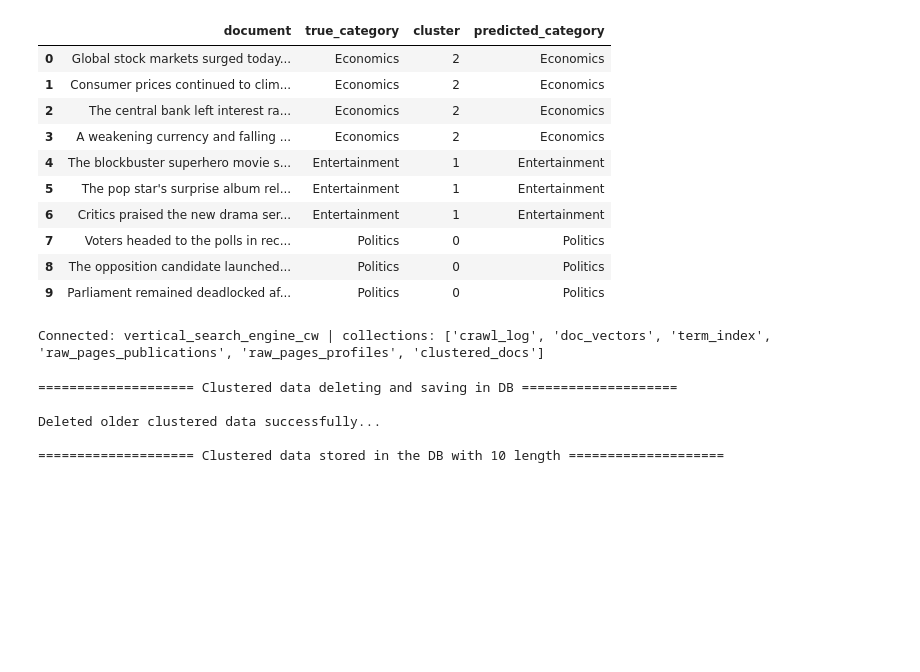
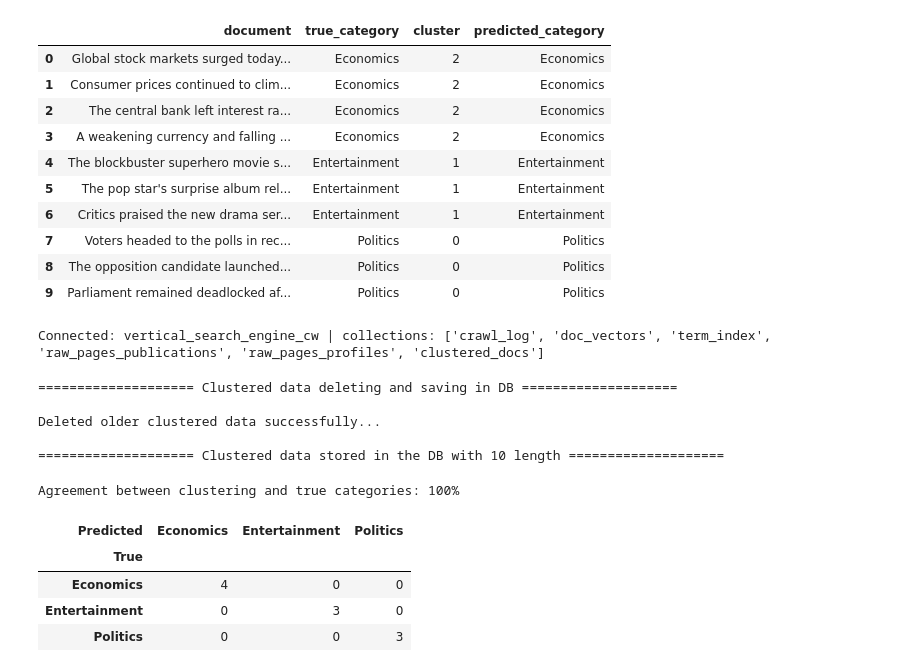
Before and after one commit to sanjiv576/Server-Vertical-Search-Engine, a Jupyter notebook: testing/clustering_test.ipynb, the cells around one changed output. Drawn from its saved outputs; the diff is of its cells as text; code cells hidden in the pictures; blank space fills up the shorter version.

```diff
--- a/testing/clustering_test.ipynb
+++ b/testing/clustering_test.ipynb
@@ -220,3 +220,17 @@ print(f"\n{'=' * 20} Clustered data stored in the DB with {len(dict_clustered_do
 Deleted older clustered data successfully...
 
 ==================== Clustered data stored in the DB with 10 length ====================
+# %%
+# calculating accuray for evaluation
+
+accuracy = (df['true_category'] == df['predicted_category']).mean()
+print(f"Agreement between clustering and true categories: {accuracy:.0%}")
+
+pd.crosstab(df['true_category'], df['predicted_category'], rownames=['True'], colnames=['Predicted'])
+# %% [output]
+Agreement between clustering and true categories: 100%
+| Predicted | Economics | Entertainment | Politics |
+| True |  |  |  |
+| Economics | 4 | 0 | 0 |
+| Entertainment | 0 | 3 | 0 |
+| Politics | 0 | 0 | 3 |
```
Also changed, not shown: parts of 4 cells of this notebook.
